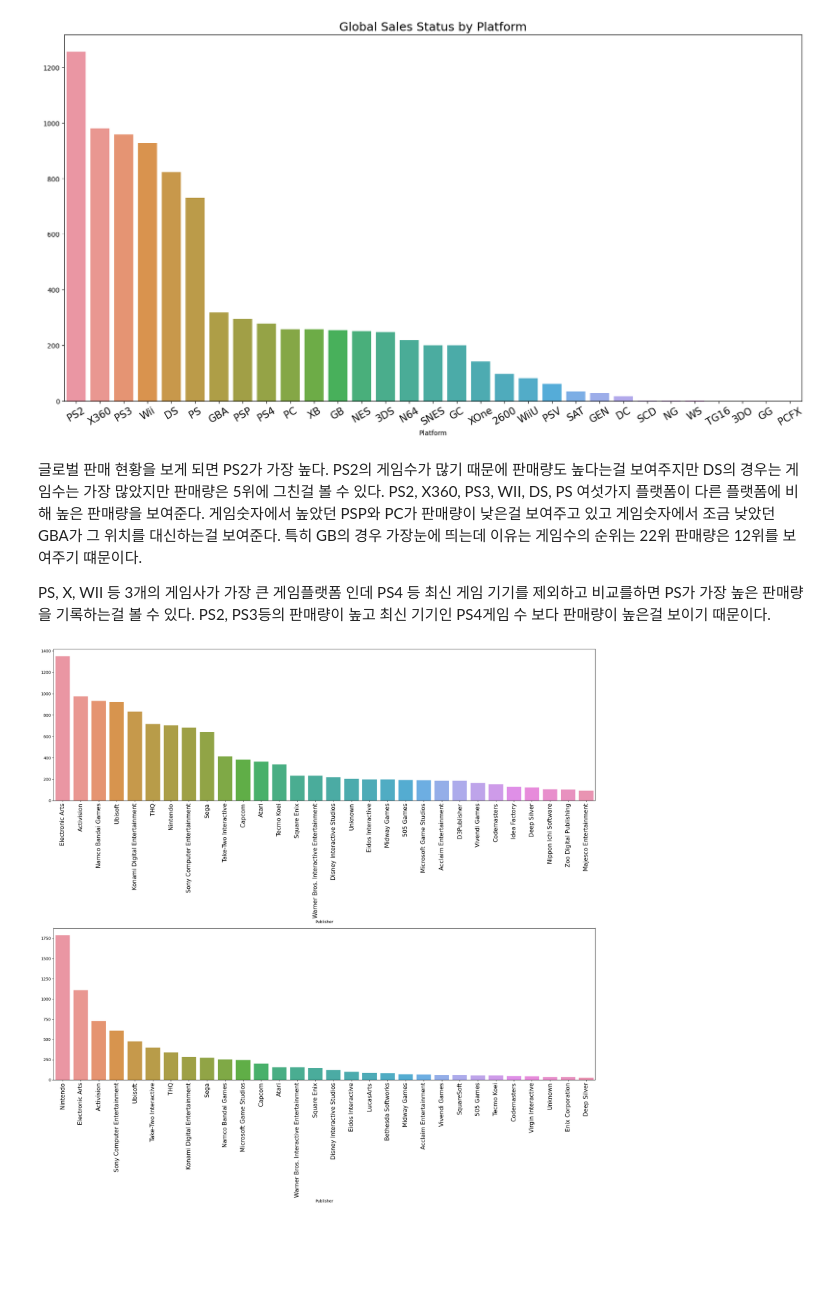
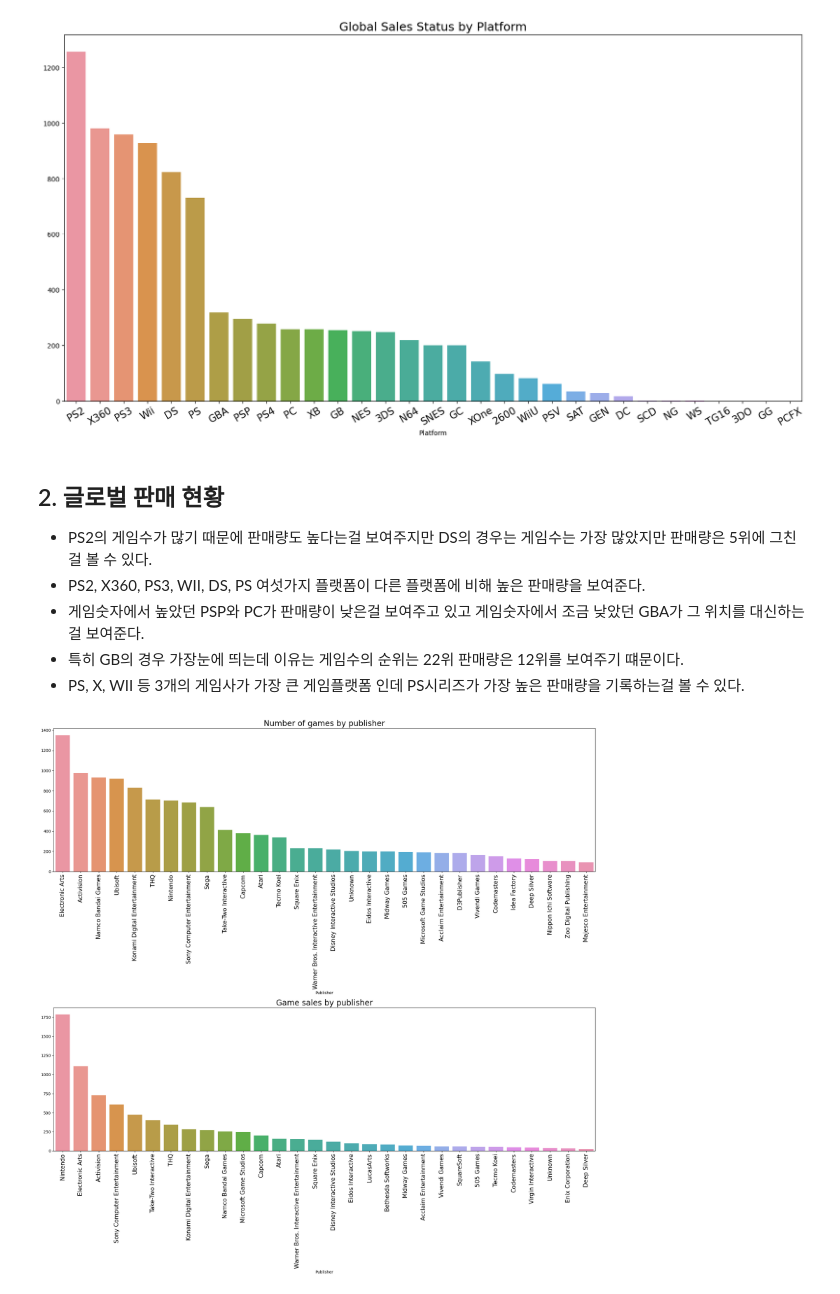
Before and after one commit to Jihoon0309/Data_analyst_Portfolio, a Jupyter notebook: Video Game.ipynb, the cells around one changed output. Drawn from its saved outputs; the diff is of its cells as text; code cells hidden in the pictures; blank space fills up the shorter version.

```diff
--- a/Video Game.ipynb
+++ b/Video Game.ipynb
@@ -108,28 +110,28 @@ plt.show()
 # %% [output]
 [figure]
 # %% [markdown]
-글로벌 판매 현황을 보게 되면
-PS2가 가장 높다. PS2의 게임수가 많기 때문에 판매량도 높다는걸 보여주지만 DS의 경우는 게임수는 가장 많았지만 판매량은 5위에 그친걸 볼 수 있다.</br>
-PS2, X360, PS3, WII, DS, PS 여섯가지 플랫폼이 다른 플랫폼에 비해 높은 판매량을 보여준다.</br>
-게임숫자에서 높았던 PSP와 PC가 판매량이 낮은걸 보여주고 있고 게임숫자에서 조금 낮았던 GBA가 그 위치를 대신하는걸 보여준다.</br>
-특히 GB의 경우 가장눈에 띄는데 이유는 게임수의 순위는 22위 판매량은 12위를 보여주기 떄문이다.</br>
+## 2. 글로벌 판매 현황
 
-PS, X, WII 등 3개의 게임사가 가장 큰 게임플랫폼 인데 PS4 등 최신 게임 기기를 제외하고 비교를하면 PS가 가장 높은 판매량을 기록하는걸 볼 수 있다.
-PS2, PS3등의 판매량이 높고 최신 기기인 PS4게임 수 보다 판매량이 높은걸 보이기 때문이다.
-</br>
+* PS2의 게임수가 많기 때문에 판매량도 높다는걸 보여주지만 DS의 경우는 게임수는 가장 많았지만 판매량은 5위에 그친걸 볼 수 있다.
+* PS2, X360, PS3, WII, DS, PS 여섯가지 플랫폼이 다른 플랫폼에 비해 높은 판매량을 보여준다.
+* 게임숫자에서 높았던 PSP와 PC가 판매량이 낮은걸 보여주고 있고 게임숫자에서 조금 낮았던 GBA가 그 위치를 대신하는걸 보여준다.
+* 특히 GB의 경우 가장눈에 띄는데 이유는 게임수의 순위는 22위 판매량은 12위를 보여주기 떄문이다.
+* PS, X, WII 등 3개의 게임사가 가장 큰 게임플랫폼 인데 PS시리즈가 가장 높은 판매량을 기록하는걸 볼 수 있다.
 # %%
 df_Publisher_count = df.groupby('Publisher').Name.count().sort_values(ascending=False).head(30)
 df_Publisher_sales = df.groupby('Publisher').Global_Sales.sum().sort_values(ascending=False).head(30)
 # %%
 fig, axes = plt.subplots(2,1, figsize=(20, 20))
 
 sns.barplot(x=df_Publisher_count.index, y=df_Publisher_count.values, ax=axes[0])
 axes[0].set_xticklabels(df_Publisher_count.index, rotation=90, fontsize=15)
+axes[0].set_title('Number of games by publisher', fontsize=20)
 sns.barplot(x=df_Publisher_sales.index, y=df_Publisher_sales.values, ax=axes[1])
 axes[1].set_xticklabels(df_Publisher_sales.index, rotation=90, fontsize=15)
+axes[1].set_title('Game sales by publisher', fontsize=20)
 
 plt.tight_layout()
 plt.show()
 # %% [output]
-[figure, old version]
+[figure, new version]
 # %% [markdown]
```
Also changed, not shown: parts of 4 cells of this notebook.
